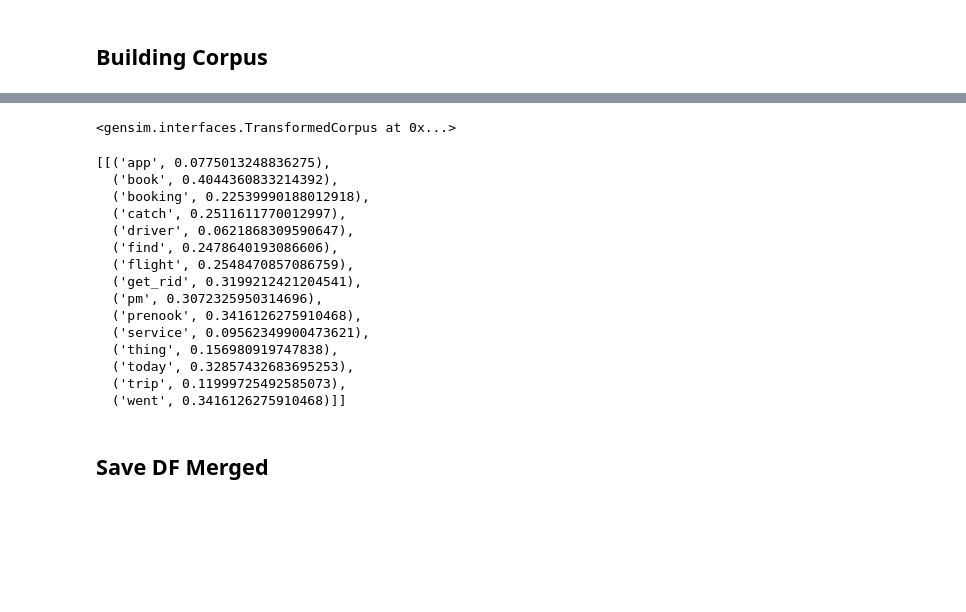
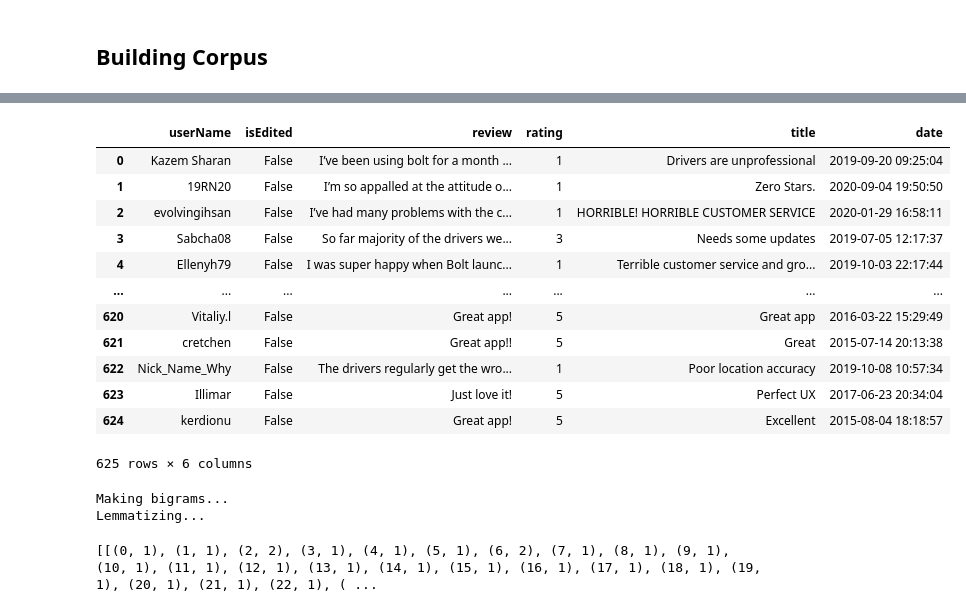
Before and after one commit to enliktjioe/master-thesis-2021, a Jupyter notebook: notebooks/00_FINAL_Data_Preprocessing_Bolt.ipynb, the cells around one changed output, grey strips where cells are left out. Cells and saved outputs as stored; diff of their text form; code cells hidden in the pictures; blank space fills up the shorter version.

Commit message:
Half-Finished P5 and building corpus

```diff
--- a/notebooks/00_FINAL_Data_Preprocessing_Bolt.ipynb
+++ b/notebooks/00_FINAL_Data_Preprocessing_Bolt.ipynb
@@ -374,26 +357,0 @@ with open(output_path + 'tf_idf.pkl', 'wb') as f:
-# %%
-import pandas as pd
-tf_idf = pd.read_pickle(output_path + 'tf_idf.pkl')
-tf_idf
-# %% [output]
-<gensim.interfaces.TransformedCorpus at 0x...>
-# %%
-[[(id2word[id], freq) for id, freq in cp] for cp in tf_idf[:1]]
-# %% [output]
-[[('app', 0.0775013248836275),
-  ('book', 0.4044360833214392),
-  ('booking', 0.22539990188012918),
-  ('catch', 0.2511611770012997),
-  ('driver', 0.0621868309590647),
-  ('find', 0.2478640193086606),
-  ('flight', 0.2548470857086759),
-  ('get_rid', 0.3199212421204541),
-  ('pm', 0.3072325950314696),
-  ('prenook', 0.3416126275910468),
-  ('service', 0.09562349900473621),
-  ('thing', 0.156980919747838),
-  ('today', 0.32857432683695253),
-  ('trip', 0.11999725492585073),
-  ('went', 0.3416126275910468)]]
-# %% [markdown]
-## Save DF Merged
@@ -401,0 +358,43 @@ df_merged.to_csv(output_path + 'bolt_apple_google.csv')
+# %%
+df_p5 = df_p4.copy()
+df_p5
+# %% [output]
+|  | userName | isEdited | review | rating | title | date |
+| 0 | Kazem Sharan | False | I’ve been using bolt for a month ... | 1 | Drivers are unprofessional | 2019-09-20 09:25:04 |
+| 1 | 19RN20 | False | I’m so appalled at the attitude o... | 1 | Zero Stars. | 2020-09-04 19:50:50 |
+| 2 | evolvingihsan | False | I’ve had many problems with the c... | 1 | HORRIBLE! HORRIBLE CUSTOMER SERVICE | 2020-01-29 16:58:11 |
+| 3 | Sabcha08 | False | So far majority of the drivers we... | 3 | Needs some updates | 2019-07-05 12:17:37 |
+| 4 | Ellenyh79 | False | I was super happy when Bolt launc... | 1 | Terrible customer service and gro... | 2019-10-03 22:17:44 |
+| ... | ... | ... | ... | ... | ... | ... |
+| 620 | Vitaliy.l | False | Great app! | 5 | Great app | 2016-03-22 15:29:49 |
+| 621 | cretchen | False | Great app!! | 5 | Great | 2015-07-14 20:13:38 |
+| 622 | Nick_Name_Why | False | The drivers regularly get the wro... | 1 | Poor location accuracy | 2019-10-08 10:57:34 |
+| 623 | Illimar | False | Just love it! | 5 | Perfect UX | 2017-06-23 20:34:04 |
+| 624 | kerdionu | False | Great app! | 5 | Excellent | 2015-08-04 18:18:57 |
+625 rows × 6 columns
+# %%
+cleaned_docs = remove_things(df_p5.review)
+lists_of_words = list(sentences_to_words(cleaned_docs))
+lists_of_words_no_stops = remove_stopwords(lists_of_words)
+
+ngrams = make_bigrams(lists_of_words_no_stops)
+# ngrams = make_trigrams(lists_of_words_no_stops)
+
+data_lemmatized = lemmatize(ngrams, allowed_postags=['NOUN'])
+# %% [output]
+Making bigrams...
+Lemmatizing...
+# %%
+# Create Dictionary
+id2word = corpora.Dictionary(data_lemmatized)
+
+# Create Corpus
+texts = data_lemmatized
+
+# Term Document Frequency
+term_doc = [id2word.doc2bow(text) for text in texts]
+
+# View
+print(term_doc[:1])
+# %% [output]
+[[(0, 1), (1, 1), (2, 2), (3, 1), (4, 1), (5, 1), (6, 2), (7, 1), (8, 1), (9, 1), (10, 1), (11, 1), (12, 1), (13, 1), (14, 1), (15, 1), (16, 1), (17, 1), (18, 1), (19, 1), (20, 1), (21, 1), (22, 1), ( ...
```
Also changed, not shown: parts of 34 cells of this notebook, 2 other files.
